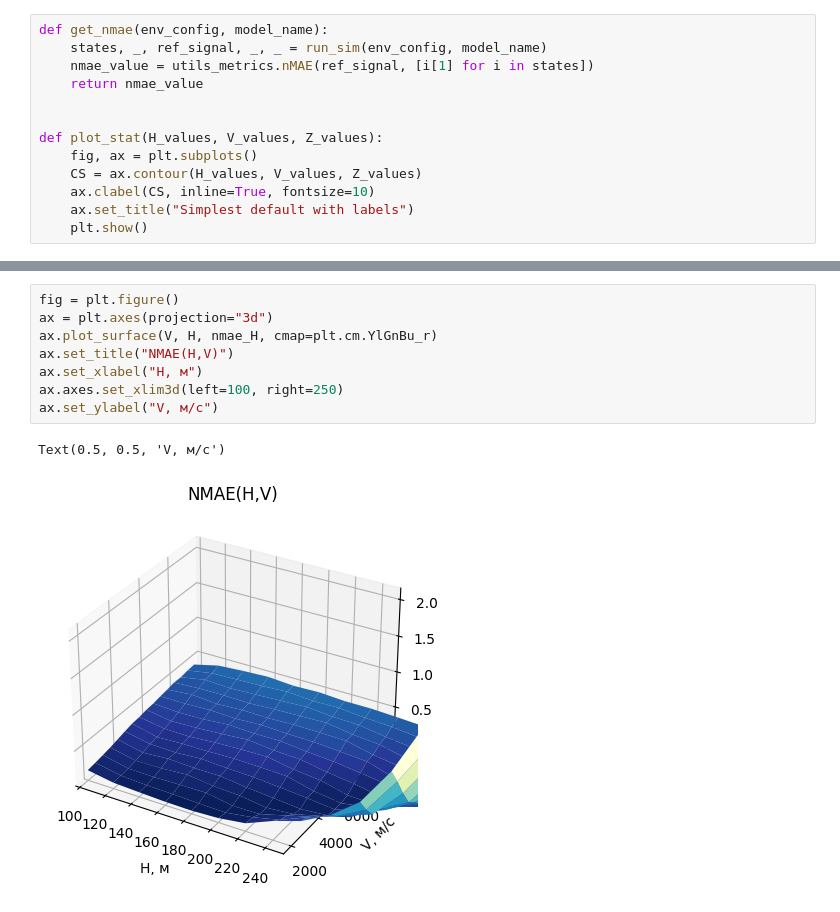
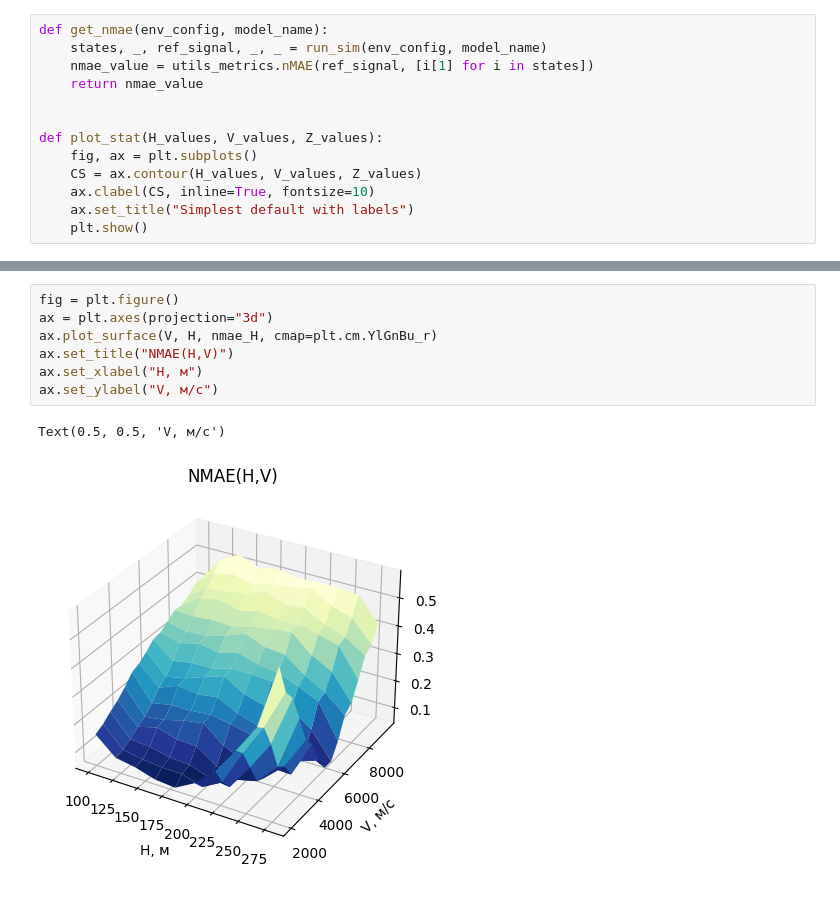
Before and after one commit to lalapopa/F16-model, a Jupyter notebook: control/ppo/metrics.ipynb, the cells around one changed output, grey strips where cells are left out. Cells and saved outputs as stored; diff of their text form.

Commit message:
Making Plots for paper

```diff
--- a/control/ppo/metrics.ipynb
+++ b/control/ppo/metrics.ipynb
@@ -83,11 +83,10 @@ print((H), (V), (nmae_H))
 # %%
 fig = plt.figure()
 ax = plt.axes(projection="3d")
 ax.plot_surface(V, H, nmae_H, cmap=plt.cm.YlGnBu_r)
 ax.set_title("NMAE(H,V)")
 ax.set_xlabel("H, м")
-ax.axes.set_xlim3d(left=100, right=250)
 ax.set_ylabel("V, м/с")
 # %% [output]
 Text(0.5, 0.5, 'V, м/с')
-[figure, old version]
+[figure, new version]
```
Also changed, not shown: parts of 2 cells of this notebook, 6 other files.
